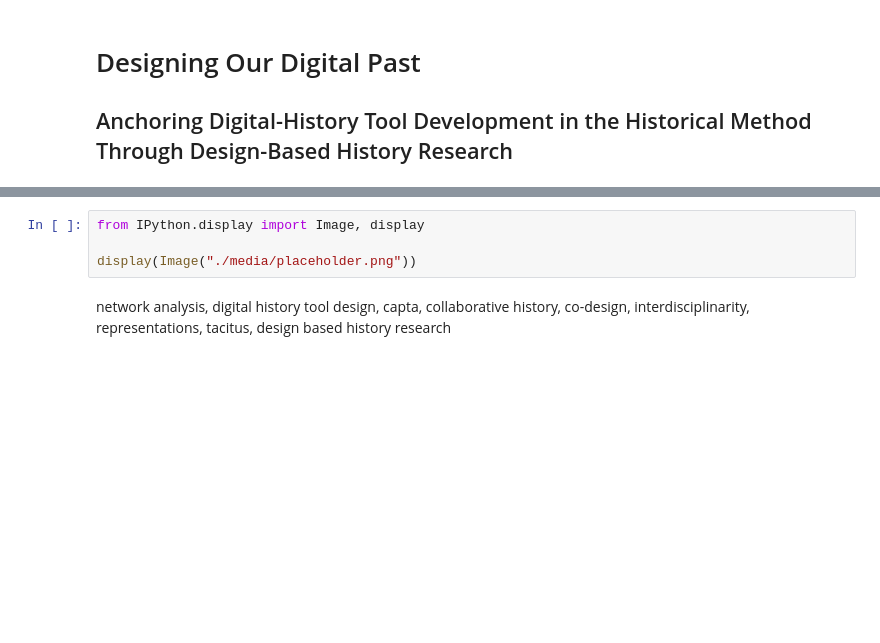
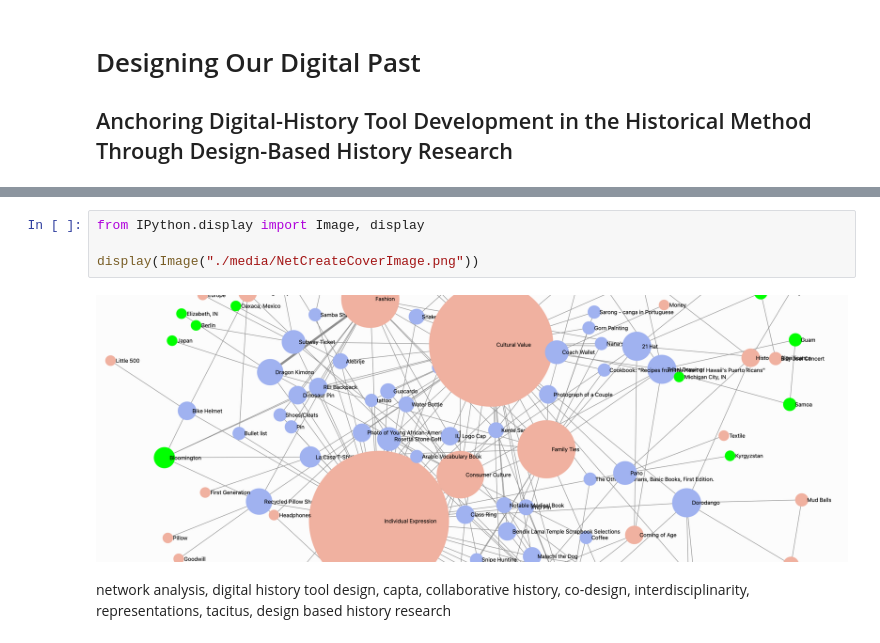
Before and after one commit to kalanicraig/dbhr_jdh2023, a Jupyter notebook: work/author_guideline_template.ipynb, the cells around one changed output, grey strips where cells are left out. Cells and saved outputs as stored; diff of their text form; blank space fills up the shorter version.

```diff
--- a/work/author_guideline_template.ipynb
+++ b/work/author_guideline_template.ipynb
@@ -13,7 +13,9 @@ Learning Sciences, School of Education, Indiana University-Bloomington
 # %%
 from IPython.display import Image, display
 
-display(Image("./media/placeholder.png"))
+display(Image("./media/NetCreateCoverImage.png"))
+# %% [output]
+[figure, added]
 # %% [markdown]
 network analysis, digital history tool design, capta, collaborative history, co-design, interdisciplinarity, representations, tacitus, design based history research
 # %% [markdown]
```
Also changed, not shown: parts of 46 cells of this notebook, 4 other files.
